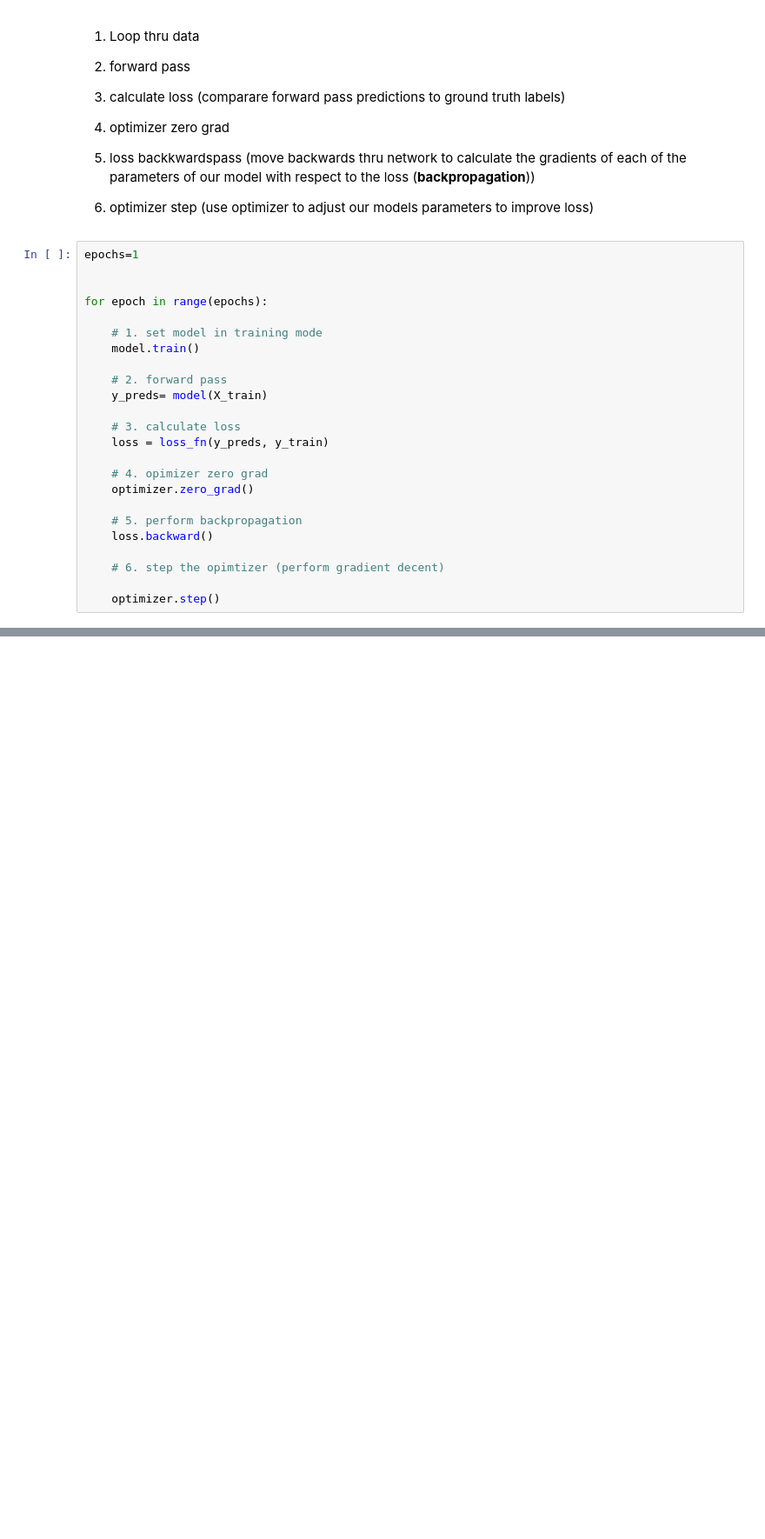
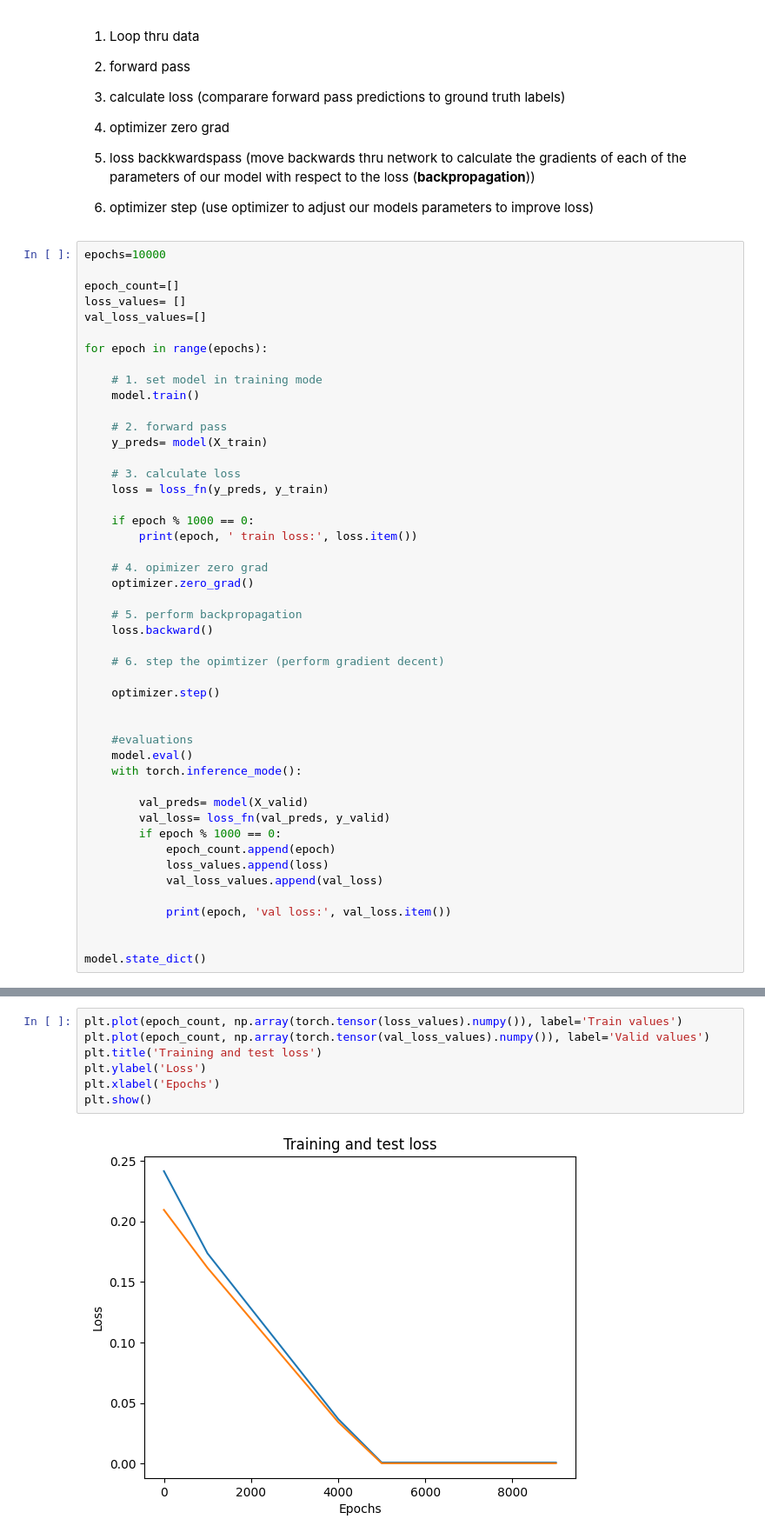
Before and after one commit to DavidDanell/PyTorch, a Jupyter notebook: workflows_red0.ipynb, the cells around one changed output, grey strips where cells are left out. Shown at 87% size. Cells and saved outputs as stored; diff of their text form; blank space fills up the shorter version.

```diff
--- a/workflows_red0.ipynb
+++ b/workflows_red0.ipynb
@@ -170,8 +173,11 @@ Build training and testing loop
 
 6. optimizer step (use optimizer to adjust our models parameters to improve loss)
 # %%
-epochs=1
+epochs=10000
 
+epoch_count=[]
+loss_values= []
+val_loss_values=[]
 
 for epoch in range(epochs):
 
@@ -184,6 +190,9 @@ for epoch in range(epochs):
     # 3. calculate loss
     loss = loss_fn(y_preds, y_train)
 
+    if epoch % 1000 == 0:
+        print(epoch, ' train loss:', loss.item())
+
     # 4. opimizer zero grad
     optimizer.zero_grad()
 
@@ -193,3 +202,20 @@ for epoch in range(epochs):
     # 6. step the opimtizer (perform gradient decent)
 
     optimizer.step()
+
+
+    #evaluations
+    model.eval()
+    with torch.inference_mode():
+
+        val_preds= model(X_valid)
+        val_loss= loss_fn(val_preds, y_valid)
+        if epoch % 1000 == 0:
+            epoch_count.append(epoch)
+            loss_values.append(loss)
+            val_loss_values.append(val_loss)
+
+            print(epoch, 'val loss:', val_loss.item())
+
+
+model.state_dict()
@@ -195,0 +244,9 @@ for epoch in range(epochs):
+# %%
+plt.plot(epoch_count, np.array(torch.tensor(loss_values).numpy()), label='Train values')
+plt.plot(epoch_count, np.array(torch.tensor(val_loss_values).numpy()), label='Valid values')
+plt.title('Training and test loss')
+plt.ylabel('Loss')
+plt.xlabel('Epochs')
+plt.show()
+# %% [output]
+[figure, added]
```
Also changed, not shown: parts of 13 cells of this notebook.
